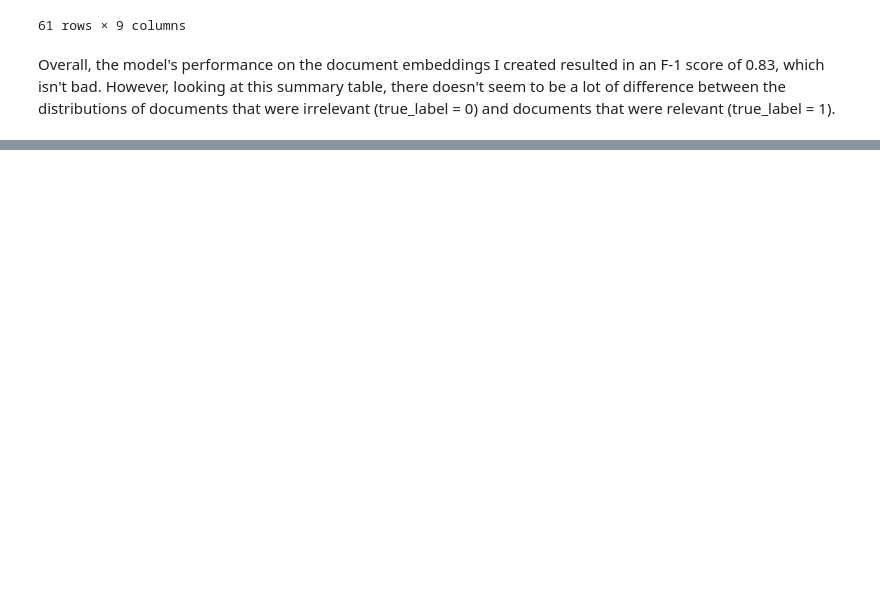
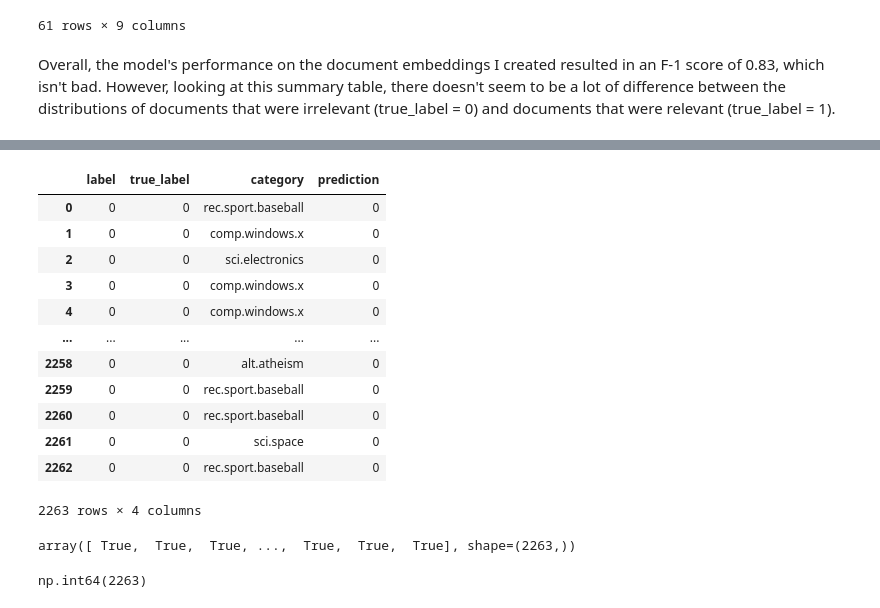
Before and after one commit to brettgenz/bayesian_text_classification, a Jupyter notebook: dev/dev2_gemini_Usenet_data.ipynb, the cells around one changed output, grey strips where cells are left out. Cells and saved outputs as stored; diff of their text form; code cells hidden in the pictures; blank space fills up the shorter version.

Commit message:
updated notebook for Usenet data

```diff
--- a/dev/dev2_gemini_Usenet_data.ipynb
+++ b/dev/dev2_gemini_Usenet_data.ipynb
@@ -515,0 +527,29 @@ Overall, the model's performance on the document embeddings I created resulted i
+# %%
+# reassembling test
+pred_values = predictions_df['pred_value'].values
+true_labels = predictions_df['true_label'].values
+test_df = pd.DataFrame({'label': y_test, 'true_label': true_labels, 'category': cat_test, 'prediction': pred_values})
+
+test_df
+# %% [output]
+|  | label | true_label | category | prediction |
+| 0 | 0 | 0 | rec.sport.baseball | 0 |
+| 1 | 0 | 0 | comp.windows.x | 0 |
+| 2 | 0 | 0 | sci.electronics | 0 |
+| 3 | 0 | 0 | comp.windows.x | 0 |
+| 4 | 0 | 0 | comp.windows.x | 0 |
+| ... | ... | ... | ... | ... |
+| 2258 | 0 | 0 | alt.atheism | 0 |
+| 2259 | 0 | 0 | rec.sport.baseball | 0 |
+| 2260 | 0 | 0 | rec.sport.baseball | 0 |
+| 2261 | 0 | 0 | sci.space | 0 |
+| 2262 | 0 | 0 | rec.sport.baseball | 0 |
+2263 rows × 4 columns
+# %%
+true_labels == y_test
+# %% [output]
+array([ True,  True,  True, ...,  True,  True,  True], shape=(2263,))
+# %%
+(true_labels == y_test).astype(int).sum()
+# %% [output]
+np.int64(2263)
```
Also changed, not shown: parts of 9 cells of this notebook.
